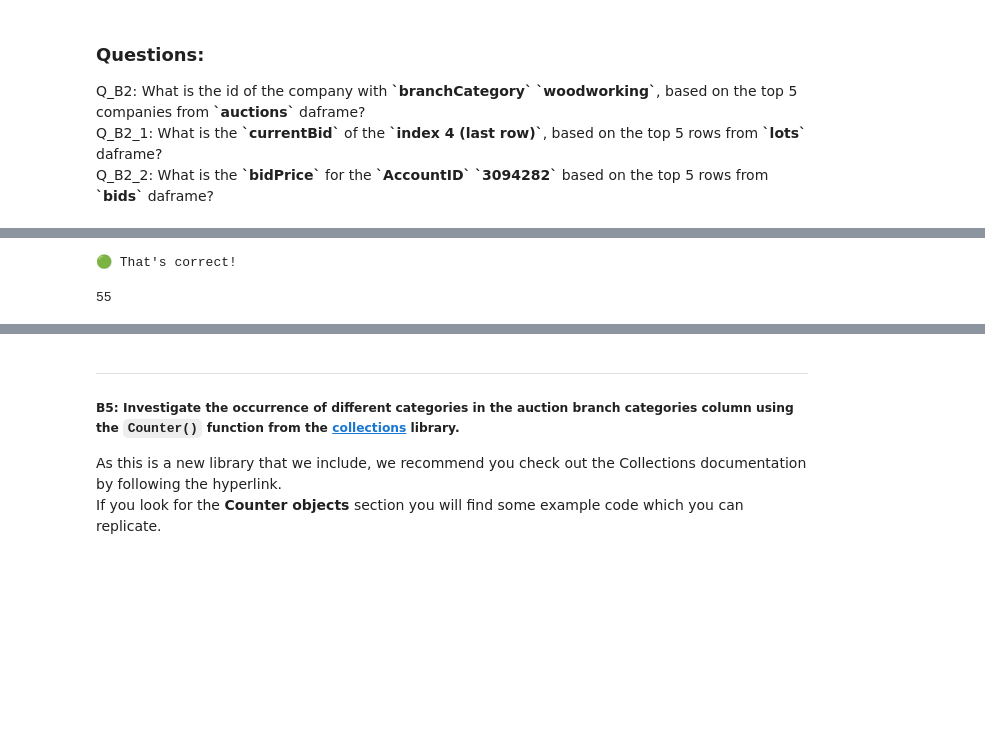
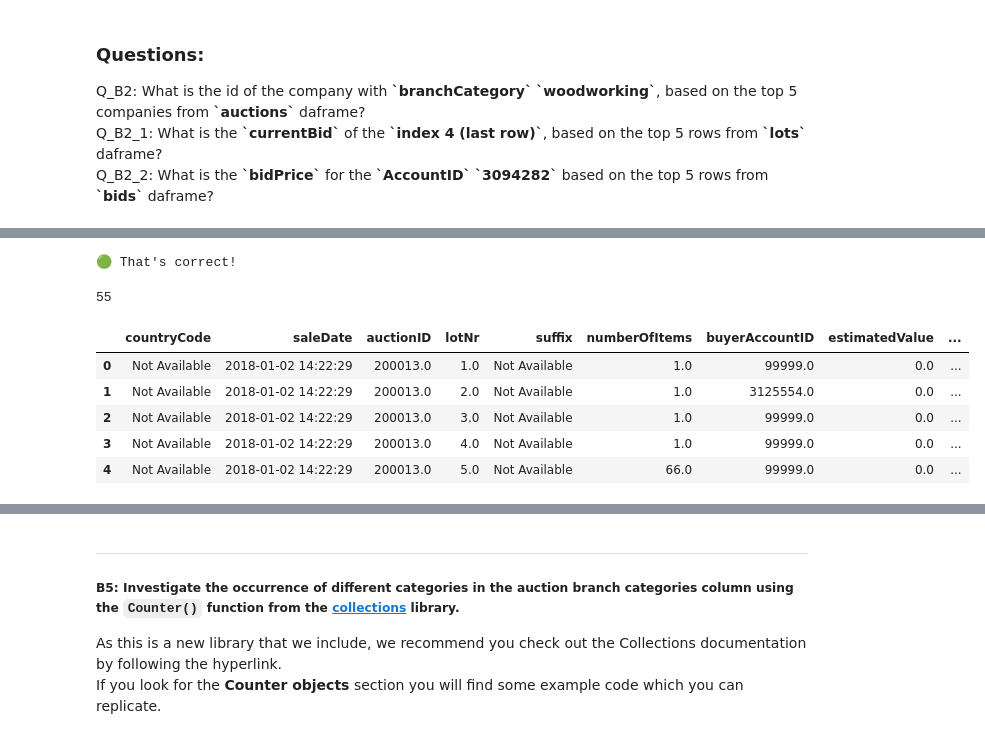
Before and after one commit to DatacationOrg/datacademy-v2, a Jupyter notebook: M10_FINAL/src/Main.ipynb, the cells around one changed output, grey strips where cells are left out. Drawn from its saved outputs; the diff is of its cells as text; code cells hidden in the pictures; blank space fills up the shorter version.

```diff
--- a/M10_FINAL/src/Main.ipynb
+++ b/M10_FINAL/src/Main.ipynb
@@ -171,14 +168,18 @@ module.check("B2", Q_B2)
 # %%
 #TODO: Print and investigate the first x rows of the lots dataframe.
+Q_B2_1 = 55
+module.check("B2_1", Q_B2_1)
 
-# Code here
-
-Q_B2_1 = 55
-
-module.check("B2_1", Q_B2_1)
+lots.head()
 # %% [output]
 🟢 That's correct!
 55
+|  | countryCode | saleDate | auctionID | lotNr | suffix | numberOfItems | buyerAccountID | estimatedValue | ... |
+| 0 | Not Available | 2018-01-02 14:22:29 | 200013.0 | 1.0 | Not Available | 1.0 | 99999.0 | 0.0 | ... |
+| 1 | Not Available | 2018-01-02 14:22:29 | 200013.0 | 2.0 | Not Available | 1.0 | 3125554.0 | 0.0 | ... |
+| 2 | Not Available | 2018-01-02 14:22:29 | 200013.0 | 3.0 | Not Available | 1.0 | 99999.0 | 0.0 | ... |
+| 3 | Not Available | 2018-01-02 14:22:29 | 200013.0 | 4.0 | Not Available | 1.0 | 99999.0 | 0.0 | ... |
+| 4 | Not Available | 2018-01-02 14:22:29 | 200013.0 | 5.0 | Not Available | 66.0 | 99999.0 | 0.0 | ... |
 # %%
 #TODO: Print and investigate the first x rows of the bids dataframe.
 
```
Also changed, not shown: parts of 17 cells of this notebook.
